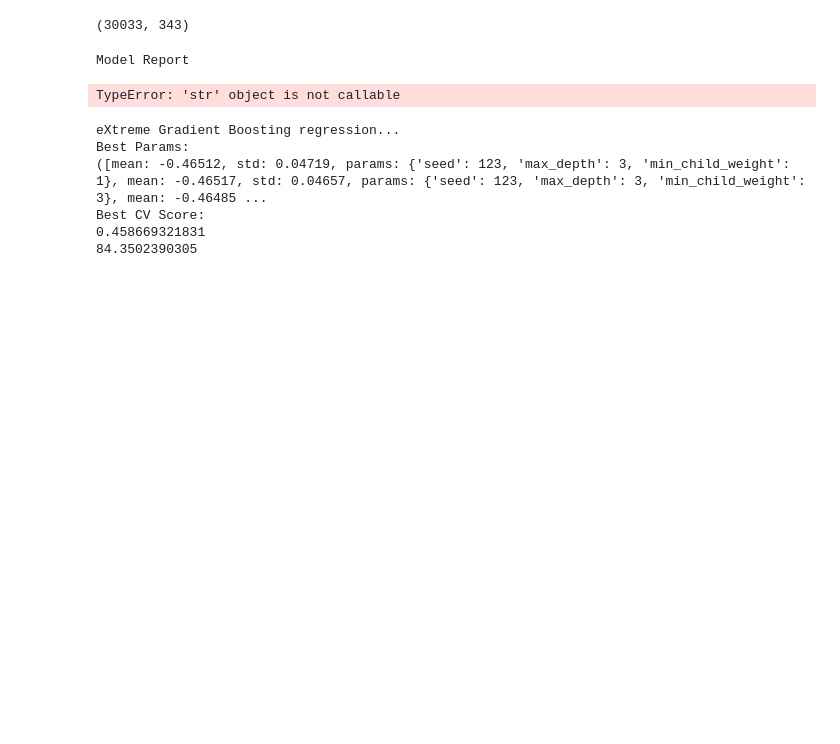
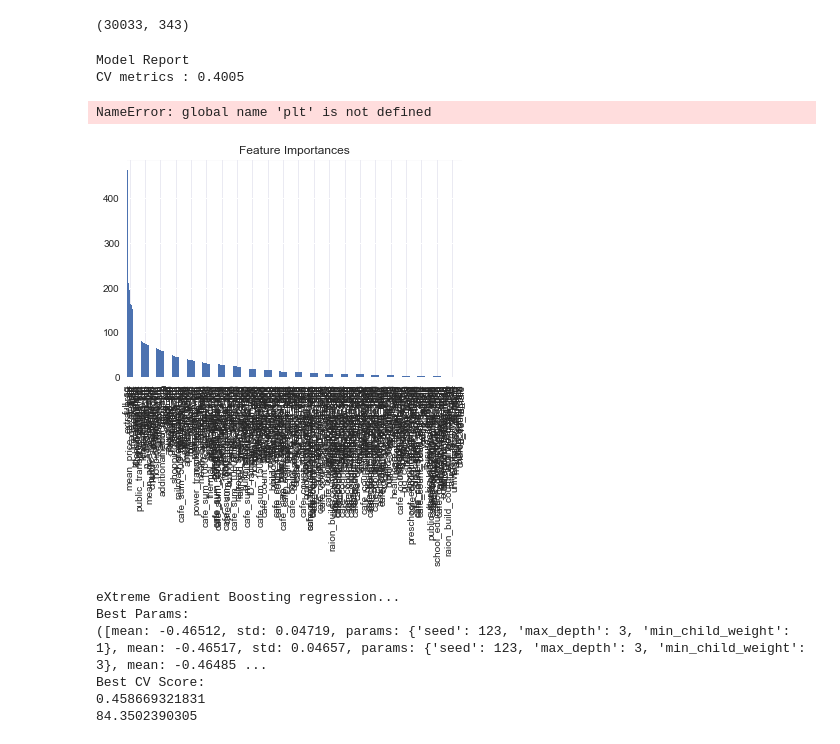
Before and after one commit to JCreeks/SyberbankHousingPrice, a Jupyter notebook: Initial_XGB_2_Additional_Features_Paratmeter_Tuning.ipynb, the cells around one changed output. Drawn from its saved outputs; the diff is of its cells as text; code cells hidden in the pictures; blank space fills up the shorter version.

```diff
--- a/Initial_XGB_2_Additional_Features_Paratmeter_Tuning.ipynb
+++ b/Initial_XGB_2_Additional_Features_Paratmeter_Tuning.ipynb
@@ -331,12 +331,14 @@ target="price_doc"
 # %%
 t0=time()
 xgbreg = xgb.XGBRegressor(learning_rate=.1, n_estimators=150, max_depth=6, gamma=0, \
                           min_child_weight=3, seed=123, reg_alpha=1e7,\
                           subsample=.95, colsample_bytree=.95,nthread=-1,scale_pos_weight=1)
-modelfit(xgbreg, X_train, predictors, target, CVmetrics='rmse', XGBmetrics='rmse')
+modelfit(xgbreg, X_train, predictors, target, outputMetrics=RMSLE_, XGBmetrics='rmse')
 # %% [output]
 Model Report
+CV metrics : 0.4005
-TypeError: 'str' object is not callable
+NameError: global name 'plt' is not defined
+[figure, added]
 # %%
 t0=time()
 xgbreg1 = xgb.XGBRegressor(learning_rate=.1, n_estimators=140, max_depth=5, gamma=0, \
```
Also changed, not shown: 1 other file.
